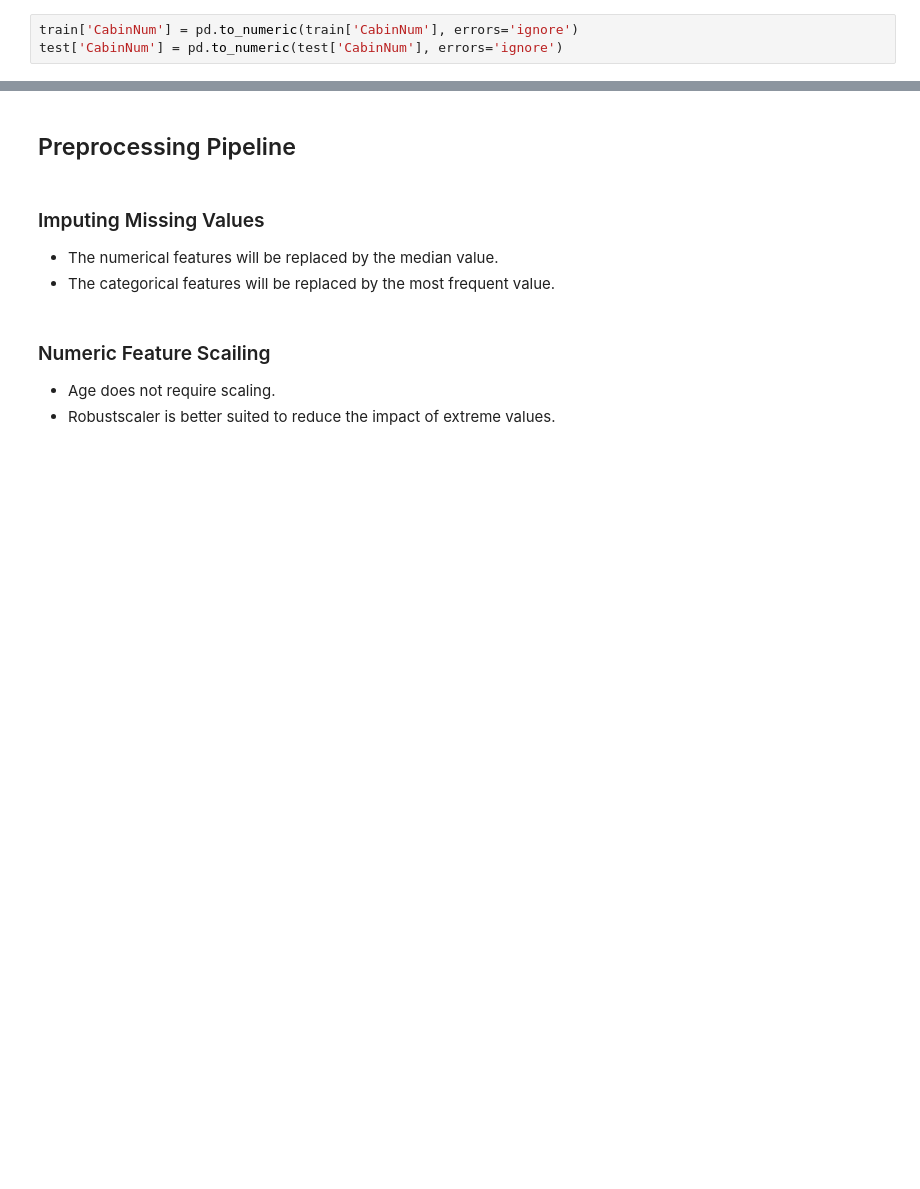
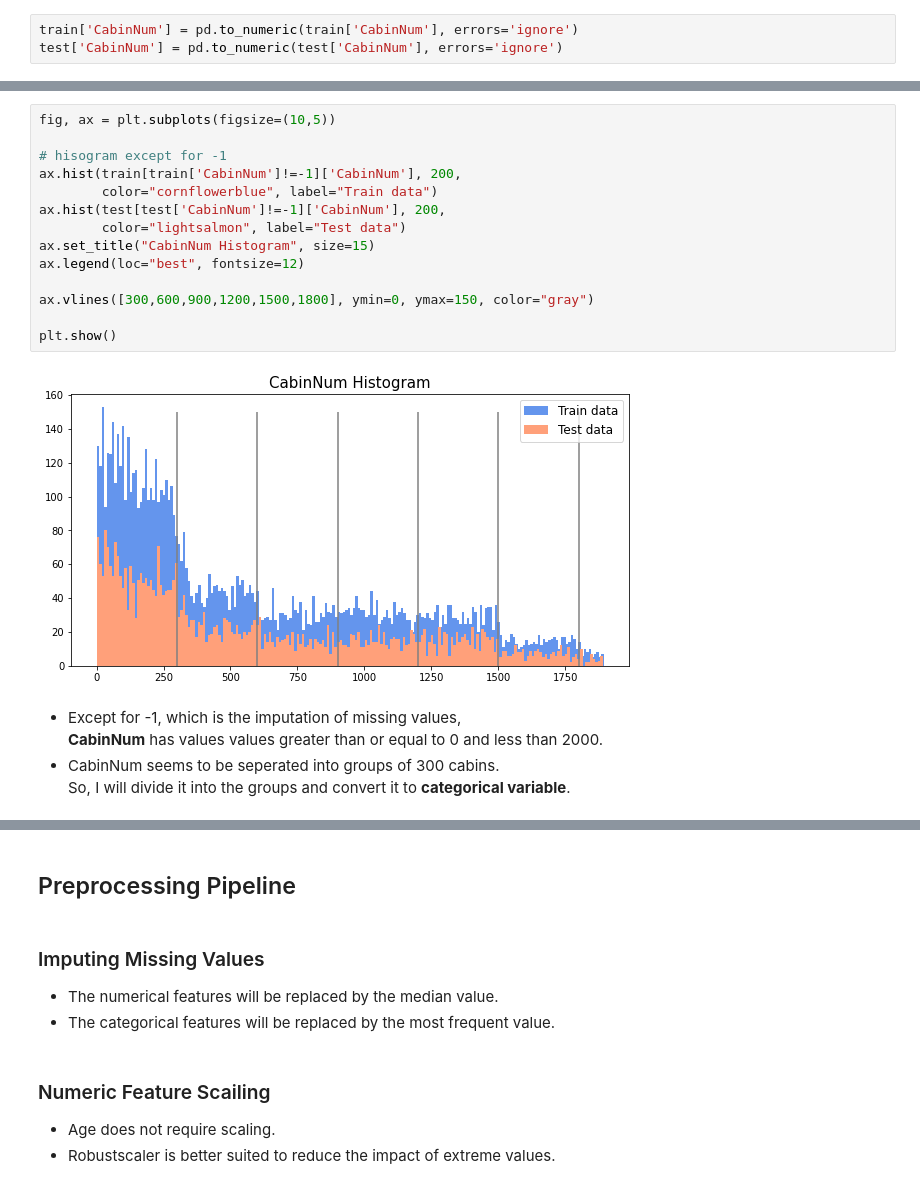
Before and after one commit to gonekng/Kaggle_Project, a Jupyter notebook: Spaceship Titanic/ml-spaceship-titanic.ipynb, the cells around one changed output, grey strips where cells are left out. Cells and saved outputs as stored; diff of their text form; blank space fills up the shorter version.

```diff
--- a/Spaceship Titanic/ml-spaceship-titanic.ipynb
+++ b/Spaceship Titanic/ml-spaceship-titanic.ipynb
@@ -438,0 +516,19 @@ test['CabinNum'] = pd.to_numeric(test['CabinNum'], errors='ignore')
+# %%
+fig, ax = plt.subplots(figsize=(10,5))
+
+# hisogram except for -1
+ax.hist(train[train['CabinNum']!=-1]['CabinNum'], 200,
+        color="cornflowerblue", label="Train data")
+ax.hist(test[test['CabinNum']!=-1]['CabinNum'], 200,
+        color="lightsalmon", label="Test data")
+ax.set_title("CabinNum Histogram", size=15)
+ax.legend(loc="best", fontsize=12)
+
+ax.vlines([300,600,900,1200,1500,1800], ymin=0, ymax=150, color="gray")
+
+plt.show()
+# %% [output]
+[figure, added]
+# %% [markdown]
+- Except for -1, which is the imputation of missing values,<br/> **CabinNum** has values values greater than or equal to 0 and less than 2000.
+- CabinNum seems to be seperated into groups of 300 cabins.<br/> So, I will divide it into the groups and convert it to **categorical variable**.
```
Also changed, not shown: parts of 44 cells of this notebook.
